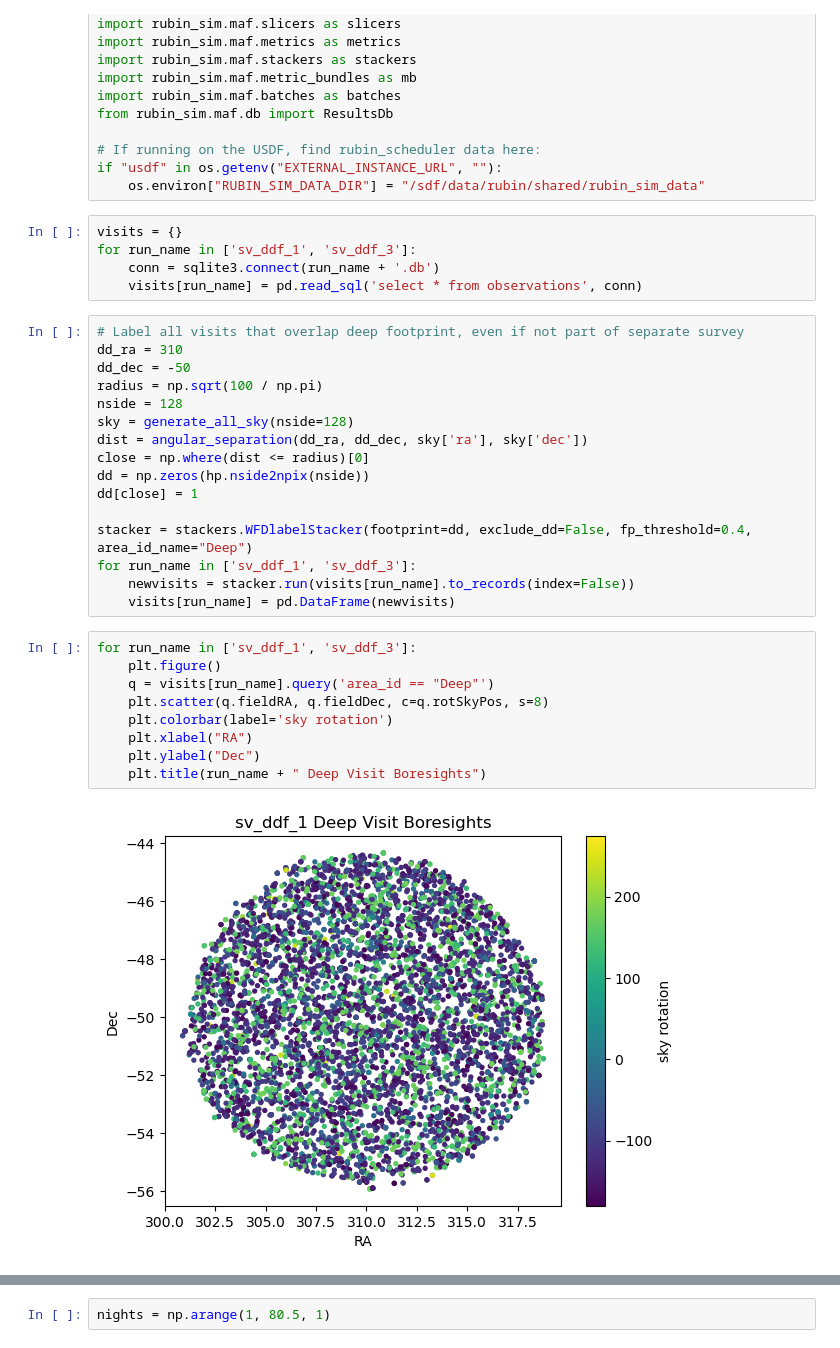
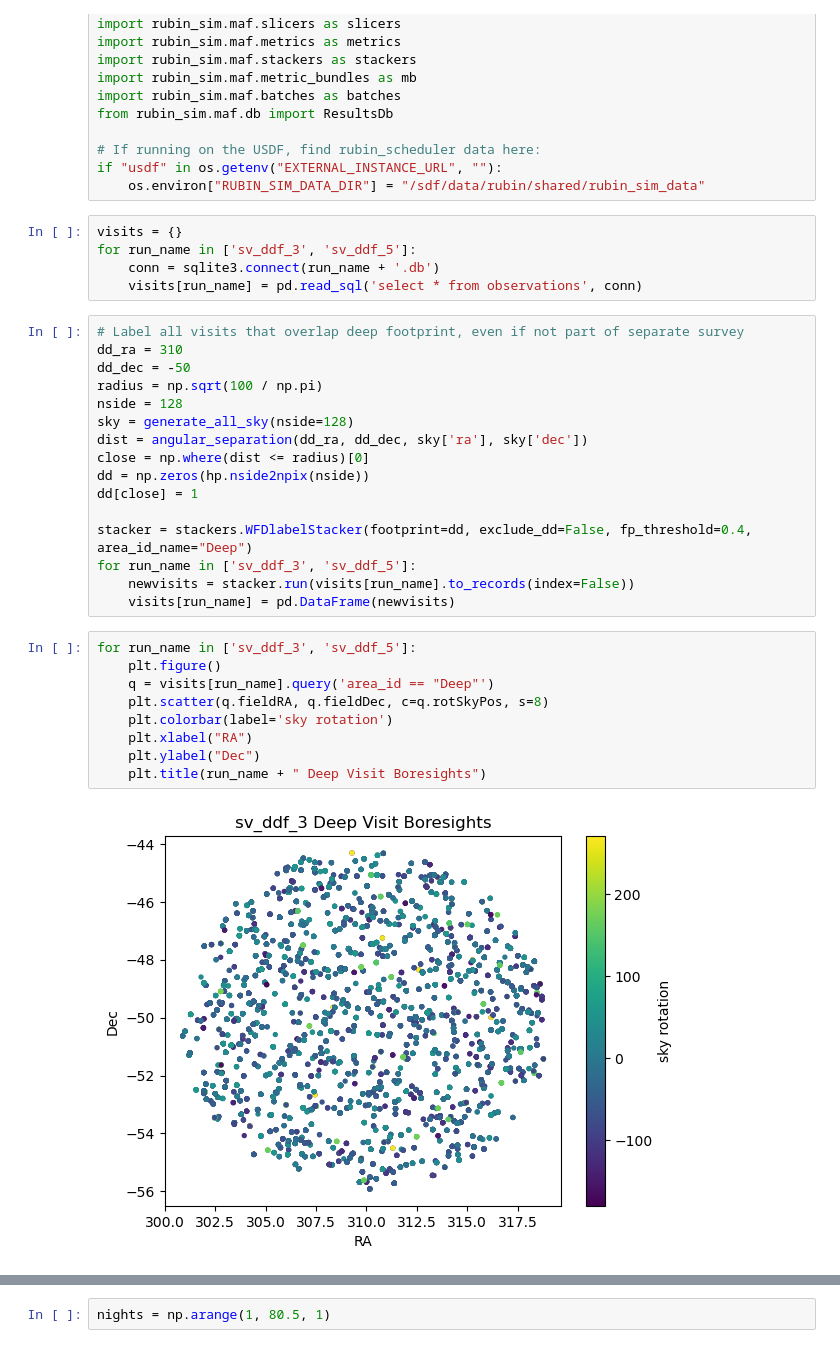
Before and after one commit to lsst-sims/lsstcam_sv, a Jupyter notebook: Comparisons.ipynb, the cells around one changed output, grey strips where cells are left out. Cells and saved outputs as stored; diff of their text form.

```diff
--- a/Comparisons.ipynb
+++ b/Comparisons.ipynb
@@ -44,7 +44,7 @@ if "usdf" in os.getenv("EXTERNAL_INSTANCE_URL", ""):
     os.environ["RUBIN_SIM_DATA_DIR"] = "/sdf/data/rubin/shared/rubin_sim_data"
 # %%
 visits = {}
-for run_name in ['sv_ddf_1', 'sv_ddf_3']:
+for run_name in ['sv_ddf_3', 'sv_ddf_5']:
     conn = sqlite3.connect(run_name + '.db')
     visits[run_name] = pd.read_sql('select * from observations', conn)
 # %%
@@ -60,17 +60,17 @@ dd = np.zeros(hp.nside2npix(nside))
 dd[close] = 1
 
 stacker = stackers.WFDlabelStacker(footprint=dd, exclude_dd=False, fp_threshold=0.4, area_id_name="Deep")
-for run_name in ['sv_ddf_1', 'sv_ddf_3']:
+for run_name in ['sv_ddf_3', 'sv_ddf_5']:
     newvisits = stacker.run(visits[run_name].to_records(index=False))
     visits[run_name] = pd.DataFrame(newvisits)
 # %%
-for run_name in ['sv_ddf_1', 'sv_ddf_3']:
+for run_name in ['sv_ddf_3', 'sv_ddf_5']:
     plt.figure()
     q = visits[run_name].query('area_id == "Deep"')
     plt.scatter(q.fieldRA, q.fieldDec, c=q.rotSkyPos, s=8)
     plt.colorbar(label='sky rotation')
     plt.xlabel("RA")
     plt.ylabel("Dec")
     plt.title(run_name + " Deep Visit Boresights")
 # %% [output]
-[figure, old version]
+[figure, new version]
```
Also changed, not shown: parts of 6 cells of this notebook, 2 other files.
